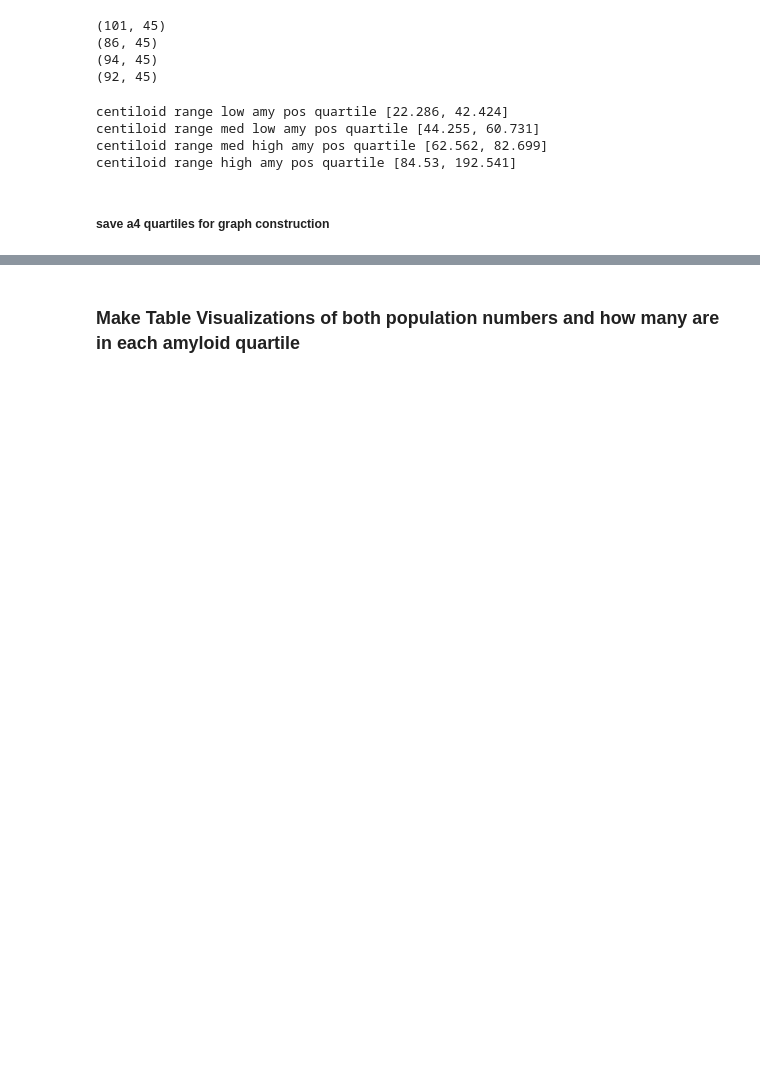
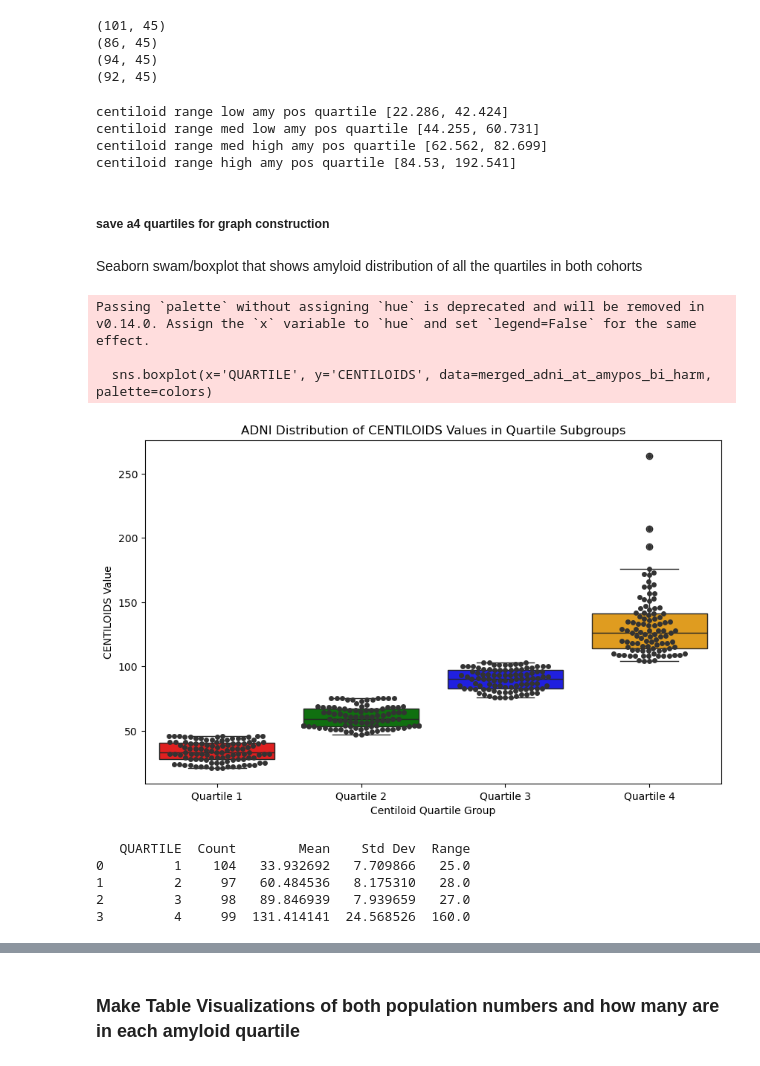
Before and after one commit to vkola-lab/jad2024, a Jupyter notebook: data_paths_and_cleaning/data_cleaning_scripts/creating_quartiles.ipynb, the cells around one changed output, grey strips where cells are left out. Saved outputs shown, nothing was run; the diff lists cells and outputs as text; code cells hidden in the pictures; blank space fills up the shorter version.

```diff
--- a/data_paths_and_cleaning/data_cleaning_scripts/creating_quartiles.ipynb
+++ b/data_paths_and_cleaning/data_cleaning_scripts/creating_quartiles.ipynb
@@ -295,3 +310,44 @@ a4_cent_low.to_csv('../../data_paths_and_cleaning/data/final_cleaned_quartiles/a
 a4_cent_med_low.to_csv('../../data_paths_and_cleaning/data/final_cleaned_quartiles/a4_quartiles/a4_amy_tau_merged_cent_med_low_quartile.csv',index=False)
 a4_cent_med_high.to_csv('../../data_paths_and_cleaning/data/final_cleaned_quartiles/a4_quartiles/a4_amy_tau_merged_cent_med_high_quartile.csv',index=False)
 a4_cent_high.to_csv('../../data_paths_and_cleaning/data/final_cleaned_quartiles/a4_quartiles/a4_adni_amy_tau_merged_cent_high_quartile.csv',index=False)
+# %% [markdown]
+Seaborn swam/boxplot that shows amyloid distribution of all the quartiles in both cohorts
+# %%
+#All quartiles in ADNI in single box plot
+
+# Assuming you've already calculated the quartiles and stored them in merged_adni_at_amypos_bi_harm DataFrame
+colors = ["red", "green", "blue", "orange"]
+
+# Create a swarmplot
+plt.figure(figsize=(10, 6))
+sns.boxplot(x='QUARTILE', y='CENTILOIDS', data=merged_adni_at_amypos_bi_harm, palette=colors)
+sns.swarmplot(x='QUARTILE', y='CENTILOIDS', data=merged_adni_at_amypos_bi_harm, color=".2")
+
+# Add title and labels
+plt.title('ADNI Distribution of CENTILOIDS Values in Quartile Subgroups')
+plt.xlabel('Centiloid Quartile Group')
+plt.xticks(ticks=[0, 1, 2, 3], labels=["Quartile 1", "Quartile 2", "Quartile 3", "Quartile 4"])
+plt.ylabel('CENTILOIDS Value')
+
+# Show plot
+plt.show()
+# %% [output]
+Passing `palette` without assigning `hue` is deprecated and will be removed in v0.14.0. Assign the `x` variable to `hue` and set `legend=False` for the same effect.
+
+  sns.boxplot(x='QUARTILE', y='CENTILOIDS', data=merged_adni_at_amypos_bi_harm, palette=colors)
+[figure, added]
+# %%
+#report the summary statistics for ADNI
+
+# Assuming merged_adni_at_amypos_bi_harm is your DataFrame
+summary_stats_adni = merged_adni_at_amypos_bi_harm.groupby('QUARTILE')['CENTILOIDS'].agg(['count', 'mean', 'std', lambda x: x.max() - x.min()]).reset_index()
+summary_stats_adni.columns = ['QUARTILE', 'Count', 'Mean', 'Std Dev', 'Range']
+summary_stats_adni['QUARTILE'] += 1  # Increment quartile numbers by 1 to match the display
+
+print(summary_stats_adni)
+# %% [output]
+   QUARTILE  Count        Mean    Std Dev  Range
+0         1    104   33.932692   7.709866   25.0
+1         2     97   60.484536   8.175310   28.0
+2         3     98   89.846939   7.939659   27.0
+3         4     99  131.414141  24.568526  160.0
```
Also changed, not shown: parts of 14 cells of this notebook.
